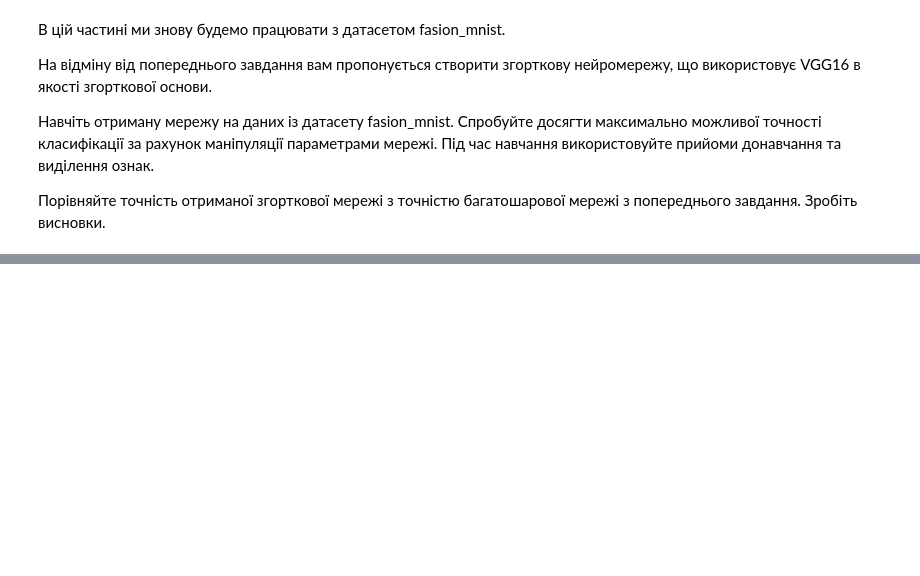
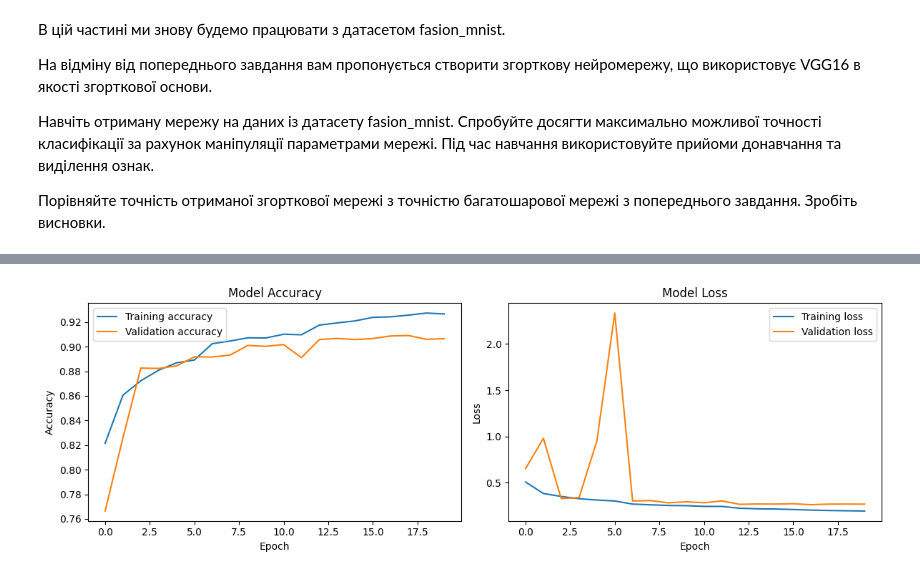
Before and after one commit to peakodev/data_science, a Jupyter notebook: home_10/Hw10.ipynb, the cells around one changed output, grey strips where cells are left out. Saved outputs shown, nothing was run; the diff lists cells and outputs as text; code cells hidden in the pictures; blank space fills up the shorter version.

```diff
--- a/home_10/Hw10.ipynb
+++ b/home_10/Hw10.ipynb
@@ -182,0 +210,22 @@ plt.show()
+# %%
+from PIL import Image
+
+def resize_images(images, target_size):
+    X_train_resized = []
+    for image in images:
+      image = Image.fromarray(image)
+      image = image.resize(target_size)
+      image = np.array(image)
+      X_train_resized.append(image)
+
+    X_train_resized = np.array(X_train_resized)
+
+    # Add a third channel to the images
+    X_train_resized = np.repeat(X_train_resized[..., np.newaxis], 3, -1)
+
+    return X_train_resized
+
+X_train_resized = resize_images(x_train, (32, 32))
+X_test_resized = resize_images(x_test, (32, 32))
+
+X_train_resized.shape, X_test_resized.shape
@@ -182,0 +527,11 @@ plt.show()
+# %%
+history = model.fit(
+    train_generator,
+    # steps_per_epoch=steps_per_epoch,
+    validation_data=(X_test_preprocessed, y_test),
+    callbacks=[
+        callbacks.EarlyStopping(monitor='val_loss', patience=5, restore_best_weights=True),
+        callbacks.ReduceLROnPlateau(monitor='val_loss',factor=0.5, patience=3, min_lr=1e-7)
+    ],
+    epochs=20
+)
@@ -182,0 +564,4 @@ plt.show()
+# %%
+plot_history(history)
+# %% [output]
+[figure, added]
```
Also changed, not shown: parts of 23 cells of this notebook.
